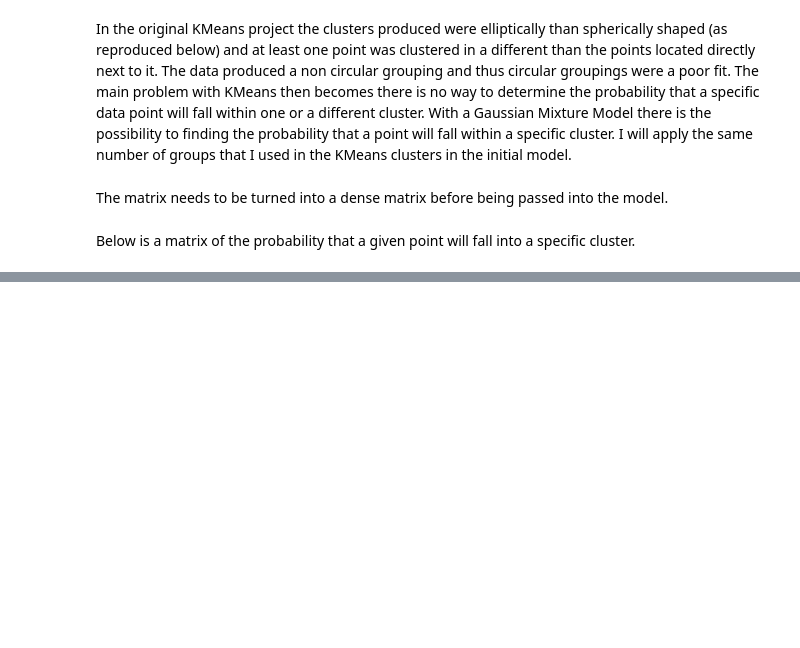
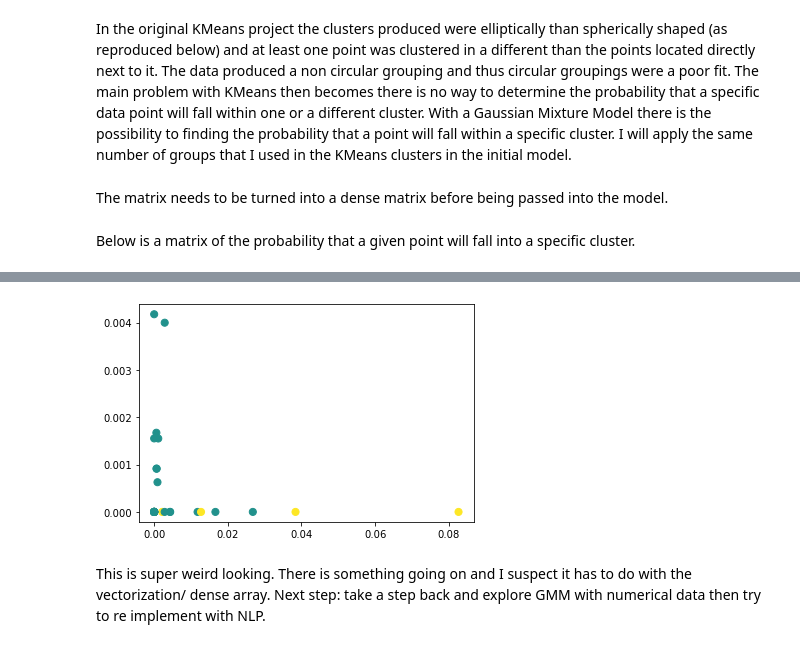
Before and after one commit to kristen770/Science-Standards-NLP-Analysis, a Jupyter notebook: Project Extension 1 - Gaussian Mixture Model .ipynb, the cells around one changed output, grey strips where cells are left out. Saved outputs shown, nothing was run; the diff lists cells and outputs as text; code cells hidden in the pictures; blank space fills up the shorter version.

```diff
--- a/Project Extension 1 - Gaussian Mixture Model .ipynb
+++ b/Project Extension 1 - Gaussian Mixture Model .ipynb
@@ -87,0 +100,8 @@ print(probs[:5].round(3))
+# %%
+size = 50 * probs.max(1) ** 2  # square emphasizes differences
+plt.scatter(dense_matrix[:, 0], dense_matrix[:, 1], c=labels, cmap='viridis',
+            s=size);
+# %% [output]
+[figure, added]
+# %% [markdown]
+This is super weird looking. There is something going on and I suspect it has to do with the vectorization/ dense array. Next step: take a step back and explore GMM with numerical data then try to re implement with NLP.
```
Also changed, not shown: parts of 5 cells of this notebook.
